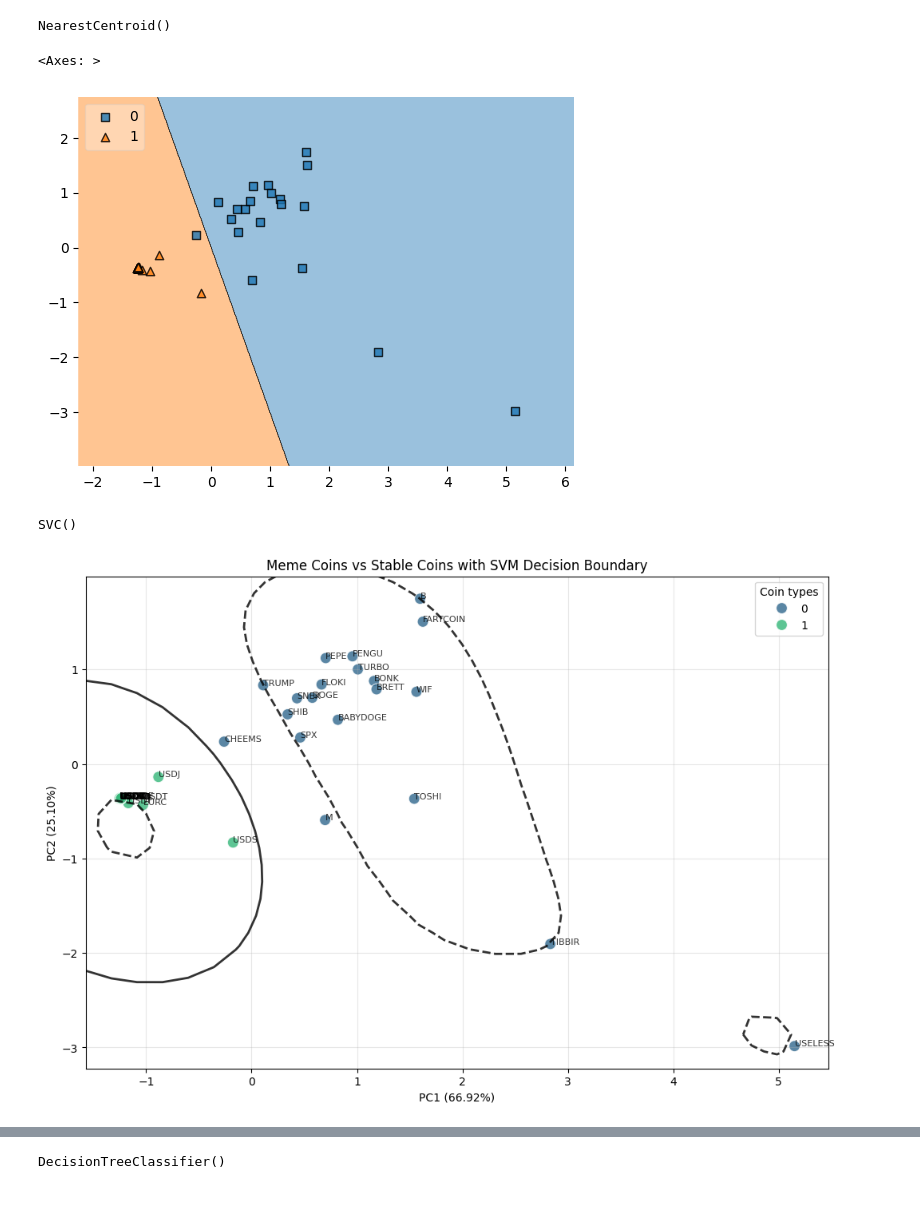
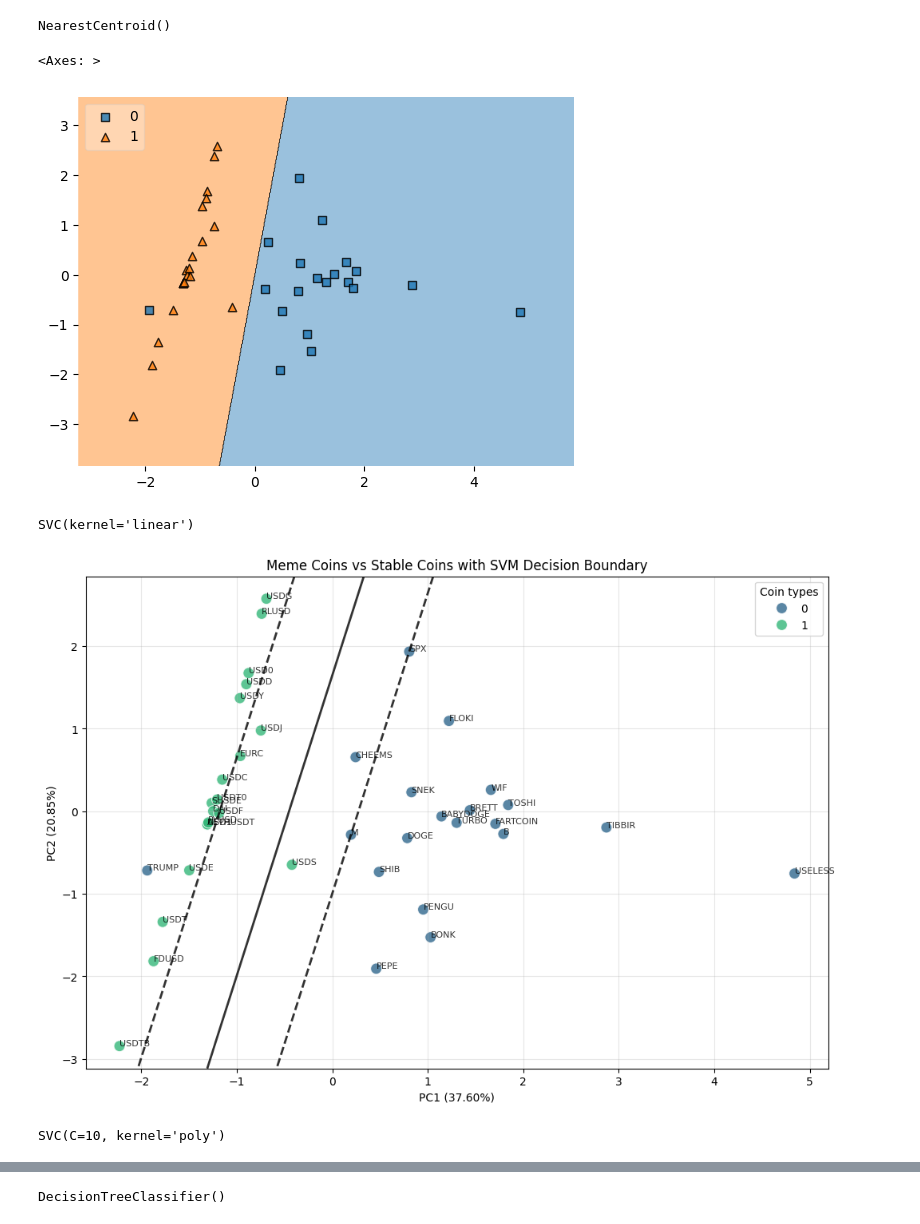
Before and after one commit to hose-ay1/aiqf-cyrpto, a Jupyter notebook: meme_vs_stable_classification.ipynb, the cells around one changed output, grey strips where cells are left out. Drawn from its saved outputs; the diff is of its cells as text; code cells hidden in the pictures.

```diff
--- a/meme_vs_stable_classification.ipynb
+++ b/meme_vs_stable_classification.ipynb
@@ -38,9 +38,6 @@ df.tail(5)
 | 19 | EURC | EURC | $1.16 | $261.77M | $47.06M | -0.65% | 1.47% | -1.28% | 1 |
 # %%
 df.drop(['name'], axis=1, inplace=True)
-df.drop(['price'], axis=1, inplace=True)
-df.drop(['market cap'], axis=1, inplace=True)
-df.drop(['24h volume'], axis=1, inplace=True)
 # %%
 df.head()
 # %% [output]
@@ -147,44 +144,49 @@ NearestCentroid()
 plot_decision_regions(X.to_numpy(), y.to_numpy(), clf=nearest_centroid, legend=2)
 # %% [output]
 <Axes: >
-[figure, old version]
+[figure, new version]
 # %%
-svc = SVC()
-svc.fit(X, y)
+svc_linear = SVC(kernel='linear')
+svc_linear.fit(X, y)
 # %% [output]
-SVC()
+SVC(kernel='linear')
 # %%
 plt.figure(figsize=(12, 8))
 
 plot_df = pca_df[['PC1', 'PC2', 'symbol']].copy()
 plot_df['Class'] = df['Class'].values
 
 sns.scatterplot(data=plot_df, x='PC1', y='PC2', hue='Class',
                 palette='viridis', s=100, alpha=0.8)
 
 for i, row in plot_df.iterrows():
     plt.annotate(row['symbol'], (row['PC1'], row['PC2']),
                 fontsize=8, alpha=0.8)
 
 ax = plt.gca()
 xlim = ax.get_xlim()
 ylim = ax.get_ylim()
 
 xx = np.linspace(xlim[0], xlim[1], 30)
 yy = np.linspace(ylim[0], ylim[1], 30)
 YY, XX = np.meshgrid(yy, xx)
 xy = np.vstack([XX.ravel(), YY.ravel()]).T
 
-Z = svc.decision_function(xy).reshape(XX.shape)
+Z = svc_linear.decision_function(xy).reshape(XX.shape)
 
 ax.contour(XX, YY, Z, colors='k', levels=[-1, 0, 1], alpha=0.8,
            linestyles=['--', '-', '--'], linewidths=2)
 
 plt.xlabel(f'PC1 ({pca.explained_variance_ratio_[0]*100:.2f}%)')
 plt.ylabel(f'PC2 ({pca.explained_variance_ratio_[1]*100:.2f}%)')
 plt.title('Meme Coins vs Stable Coins with SVM Decision Boundary')
 plt.legend(title='Coin types')
 plt.grid(True, alpha=0.3)
 plt.show()
 # %% [output]
-[figure, old version]
+[figure, new version]
+# %%
+svc_poly = SVC(C=10, kernel='poly')
+svc_poly.fit(X, y)
+# %% [output]
+SVC(C=10, kernel='poly')
```
Also changed, not shown: parts of 11 cells of this notebook, 11 other files.
